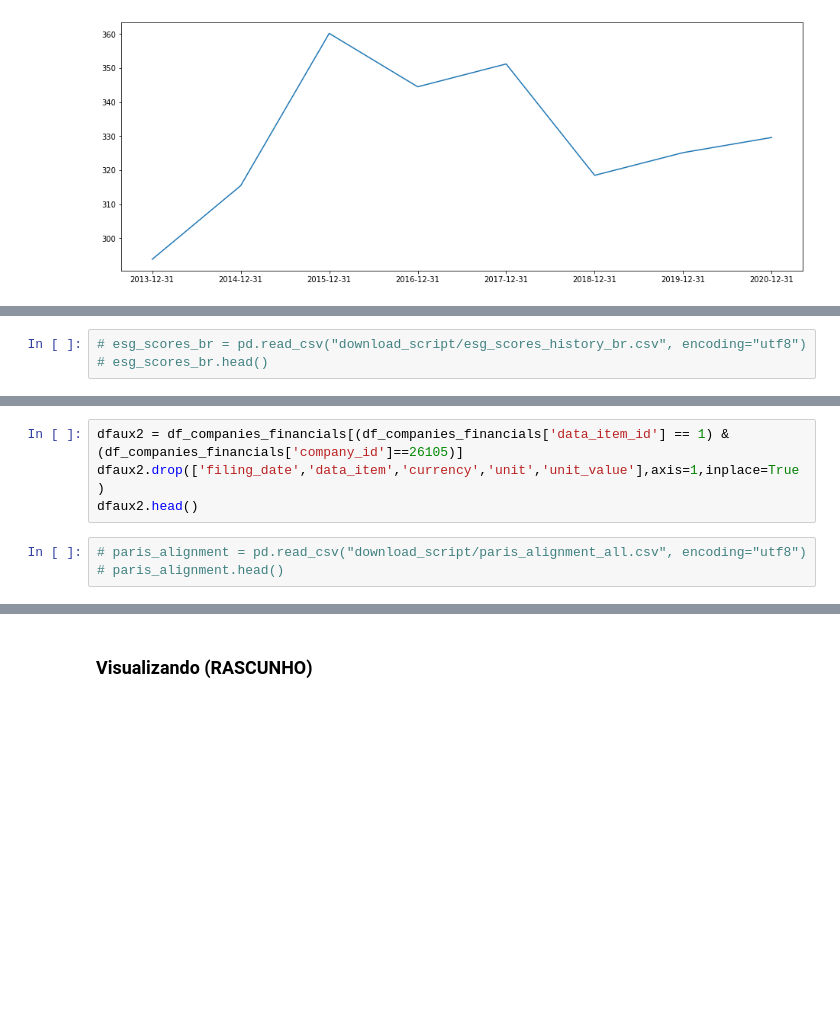
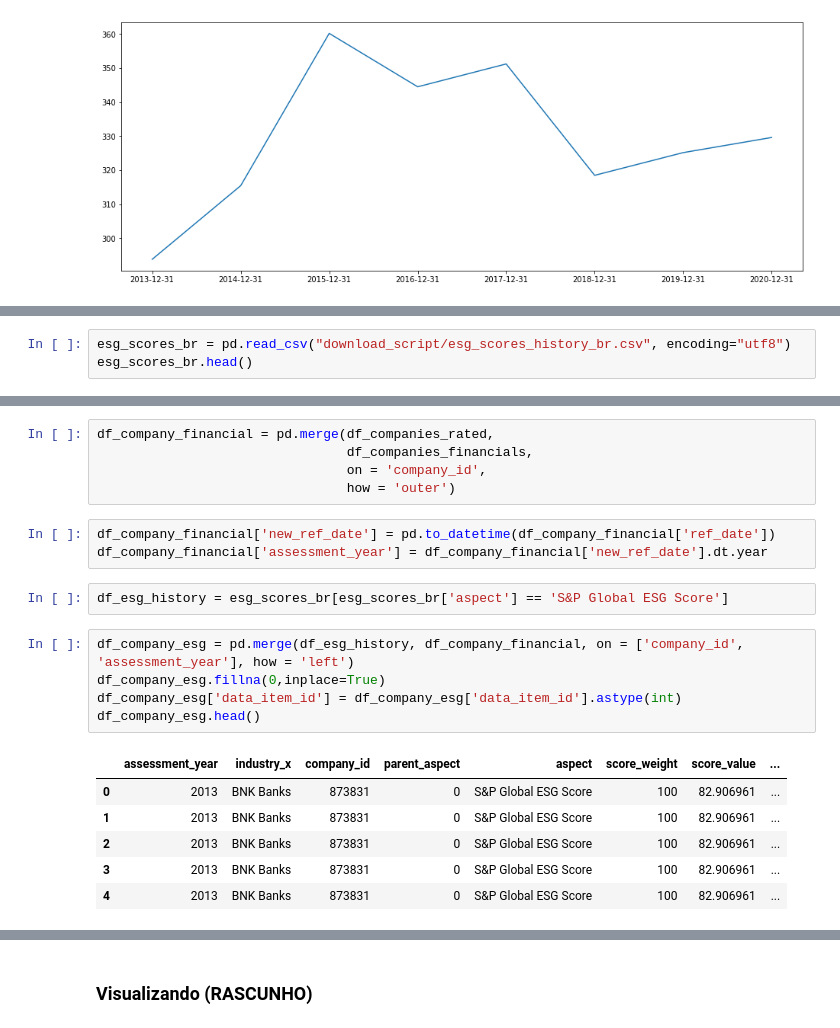
Before and after one commit to ronaldalbertjr/navi-capital, a Jupyter notebook: analise_andre.ipynb, the cells around one changed output, grey strips where cells are left out. Drawn from its saved outputs; the diff is of its cells as text; blank space fills up the shorter version.

```diff
--- a/analise_andre.ipynb
+++ b/analise_andre.ipynb
@@ -119,5 +128,5 @@ env_data.head()
 | 3 | Trucost Environmental Data | 2002 | Animal (except poultry) slaughter... | 683718 | Absolute: Cooling, Process, and P... | 3.001557e+08 | m³ |
 | 4 | Trucost Environmental Data | 2002 | Animal (except poultry) slaughter... | 683718 | Absolute: Direct & Indirect Cost | 3.220848e+02 | $M |
 # %%
-# esg_scores_br = pd.read_csv("download_script/esg_scores_history_br.csv", encoding="utf8")
-# esg_scores_br.head()
+esg_scores_br = pd.read_csv("download_script/esg_scores_history_br.csv", encoding="utf8")
+esg_scores_br.head()
@@ -131,10 +147,25 @@ esg_scores_rated.head()
 | 2 | 2013 | AIR Airlines | 31726 | Environmental Dimension | Operational Eco-Efficiency | 11 | 32.40 |
 | 3 | 2013 | AIR Airlines | 31726 | Governance & Economic Dimension | Antitrust Policy | 3 | 55.75 |
 | 4 | 2013 | AIR Airlines | 31726 | Governance & Economic Dimension | Brand Management | 4 | 23.00 |
-# %%
-dfaux2 = df_companies_financials[(df_companies_financials['data_item_id'] == 1) & (df_companies_financials['company_id']==26105)]
-dfaux2.drop(['filing_date','data_item','currency','unit','unit_value'],axis=1,inplace=True)
-dfaux2.head()
 # %%
-# paris_alignment = pd.read_csv("download_script/paris_alignment_all.csv", encoding="utf8")
-# paris_alignment.head()
+df_company_financial = pd.merge(df_companies_rated,
+                                df_companies_financials,
+                                on = 'company_id',
+                                how = 'outer')
+# %%
+df_company_financial['new_ref_date'] = pd.to_datetime(df_company_financial['ref_date'])
+df_company_financial['assessment_year'] = df_company_financial['new_ref_date'].dt.year
+# %%
+df_esg_history = esg_scores_br[esg_scores_br['aspect'] == 'S&P Global ESG Score']
+# %%
+df_company_esg = pd.merge(df_esg_history, df_company_financial, on = ['company_id', 'assessment_year'], how = 'left')
+df_company_esg.fillna(0,inplace=True)
+df_company_esg['data_item_id'] = df_company_esg['data_item_id'].astype(int)
+df_company_esg.head()
+# %% [output]
+|  | assessment_year | industry_x | company_id | parent_aspect | aspect | score_weight | score_value | ... |
+| 0 | 2013 | BNK Banks | 873831 | 0 | S&P Global ESG Score | 100 | 82.906961 | ... |
+| 1 | 2013 | BNK Banks | 873831 | 0 | S&P Global ESG Score | 100 | 82.906961 | ... |
+| 2 | 2013 | BNK Banks | 873831 | 0 | S&P Global ESG Score | 100 | 82.906961 | ... |
+| 3 | 2013 | BNK Banks | 873831 | 0 | S&P Global ESG Score | 100 | 82.906961 | ... |
+| 4 | 2013 | BNK Banks | 873831 | 0 | S&P Global ESG Score | 100 | 82.906961 | ... |
```
Also changed, not shown: parts of 20 cells of this notebook.
